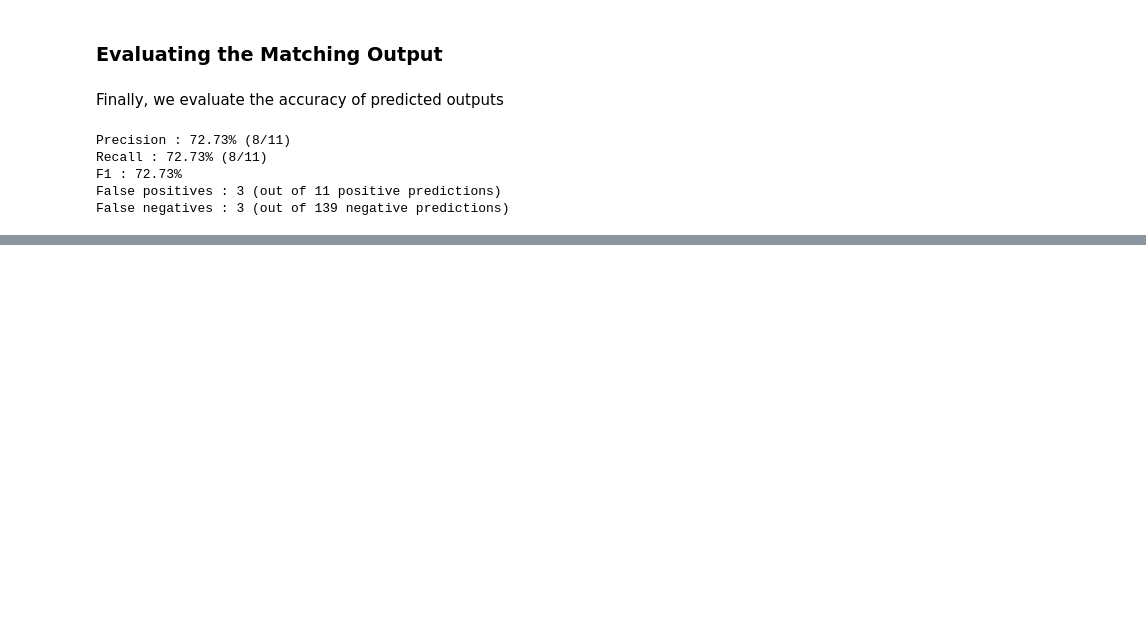
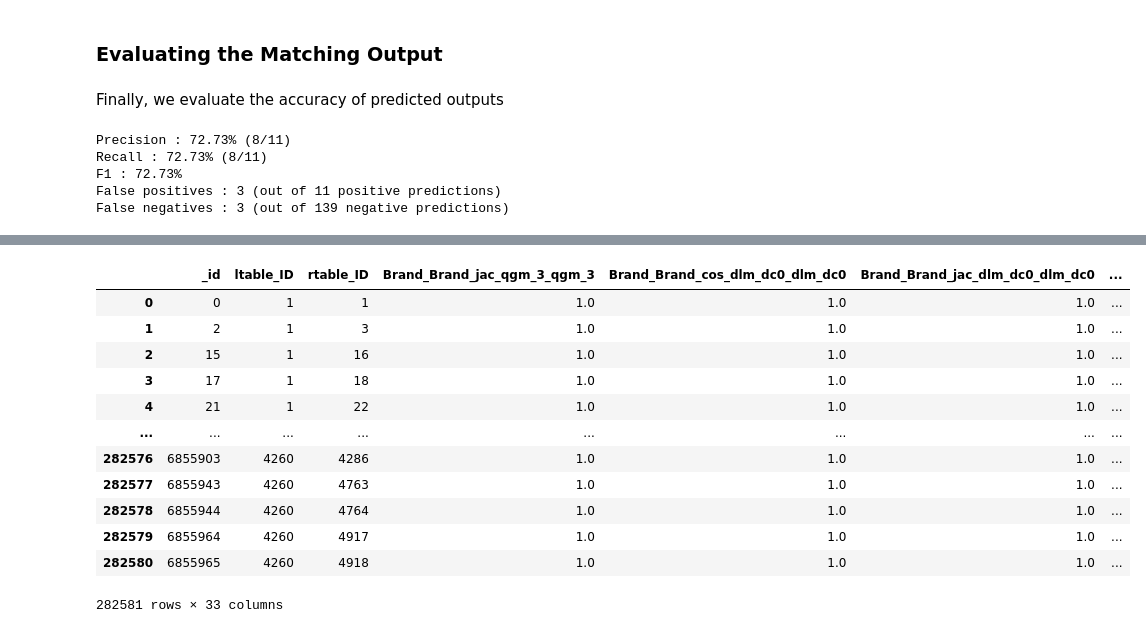
Before and after one commit to borkox/uni-sofia-entity-linking-magellan, a Jupyter notebook: notebooks/entity_match_electronics.ipynb, the cells around one changed output, grey strips where cells are left out. Drawn from its saved outputs; the diff is of its cells as text; code cells hidden in the pictures; blank space fills up the shorter version.

```diff
--- a/notebooks/entity_match_electronics.ipynb
+++ b/notebooks/entity_match_electronics.ipynb
@@ -324,3 +324,8 @@ Recall : 72.73% (8/11)
 F1 : 72.73%
 False positives : 3 (out of 11 positive predictions)
 False negatives : 3 (out of 139 negative predictions)
+# %%
+G2 = em.read_csv_metadata('../dataset/all_candidates.csv',
+                         key='_id',
+                         ltable=A, rtable=B,
+                         fk_ltable='ltable_ID', fk_rtable='rtable_ID')
@@ -326,0 +334,3 @@ False negatives : 3 (out of 139 negative predictions)
+# %%
+L = em.extract_feature_vecs(G2, feature_table=feature_table,
+                           show_progress=True)
@@ -326,0 +340,16 @@ False negatives : 3 (out of 139 negative predictions)
+# %%
+L
+# %% [output]
+|  | _id | ltable_ID | rtable_ID | Brand_Brand_jac_qgm_3_qgm_3 | Brand_Brand_cos_dlm_dc0_dlm_dc0 | Brand_Brand_jac_dlm_dc0_dlm_dc0 | ... |
+| 0 | 0 | 1 | 1 | 1.0 | 1.0 | 1.0 | ... |
+| 1 | 2 | 1 | 3 | 1.0 | 1.0 | 1.0 | ... |
+| 2 | 15 | 1 | 16 | 1.0 | 1.0 | 1.0 | ... |
+| 3 | 17 | 1 | 18 | 1.0 | 1.0 | 1.0 | ... |
+| 4 | 21 | 1 | 22 | 1.0 | 1.0 | 1.0 | ... |
+| ... | ... | ... | ... | ... | ... | ... | ... |
+| 282576 | 6855903 | 4260 | 4286 | 1.0 | 1.0 | 1.0 | ... |
+| 282577 | 6855943 | 4260 | 4763 | 1.0 | 1.0 | 1.0 | ... |
+| 282578 | 6855944 | 4260 | 4764 | 1.0 | 1.0 | 1.0 | ... |
+| 282579 | 6855964 | 4260 | 4917 | 1.0 | 1.0 | 1.0 | ... |
+| 282580 | 6855965 | 4260 | 4918 | 1.0 | 1.0 | 1.0 | ... |
+282581 rows × 33 columns
```
Also changed, not shown: parts of 7 cells of this notebook, 2 other files.
